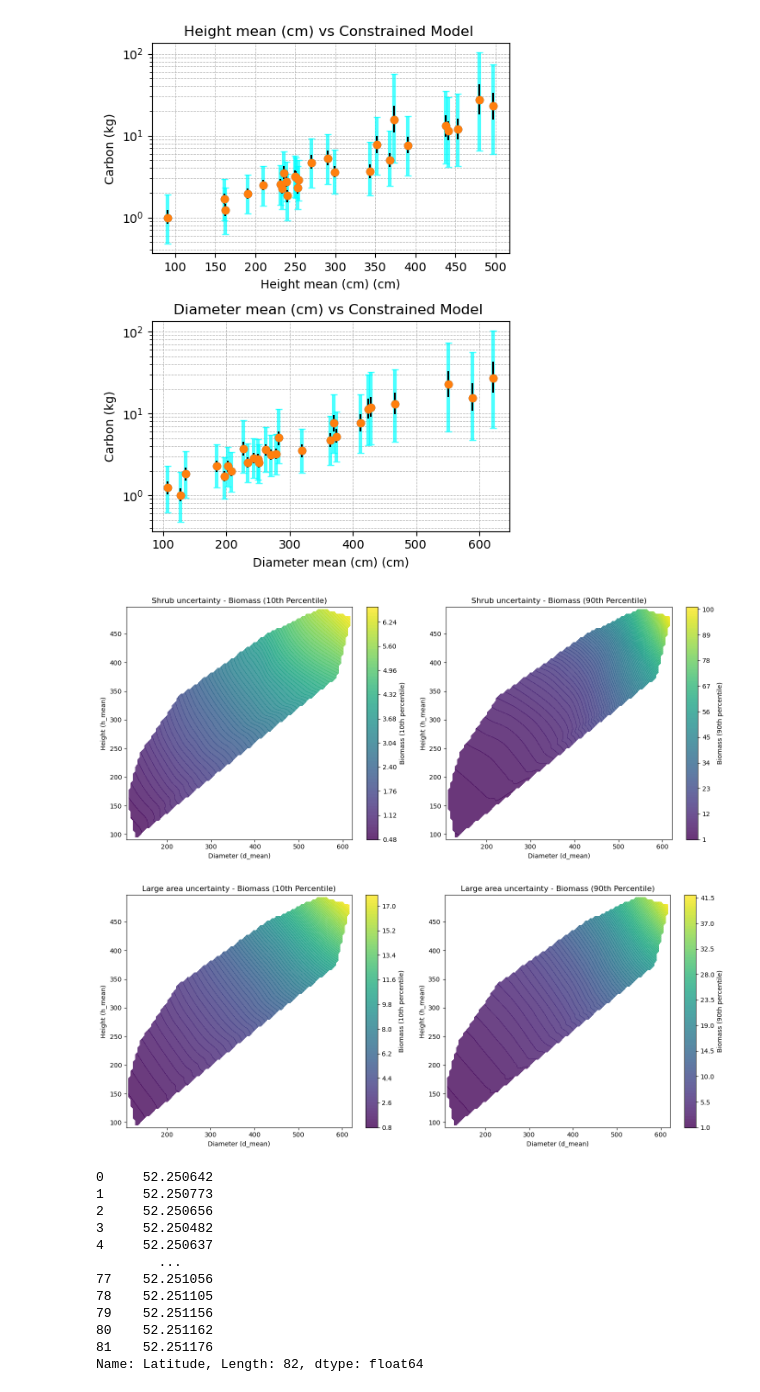
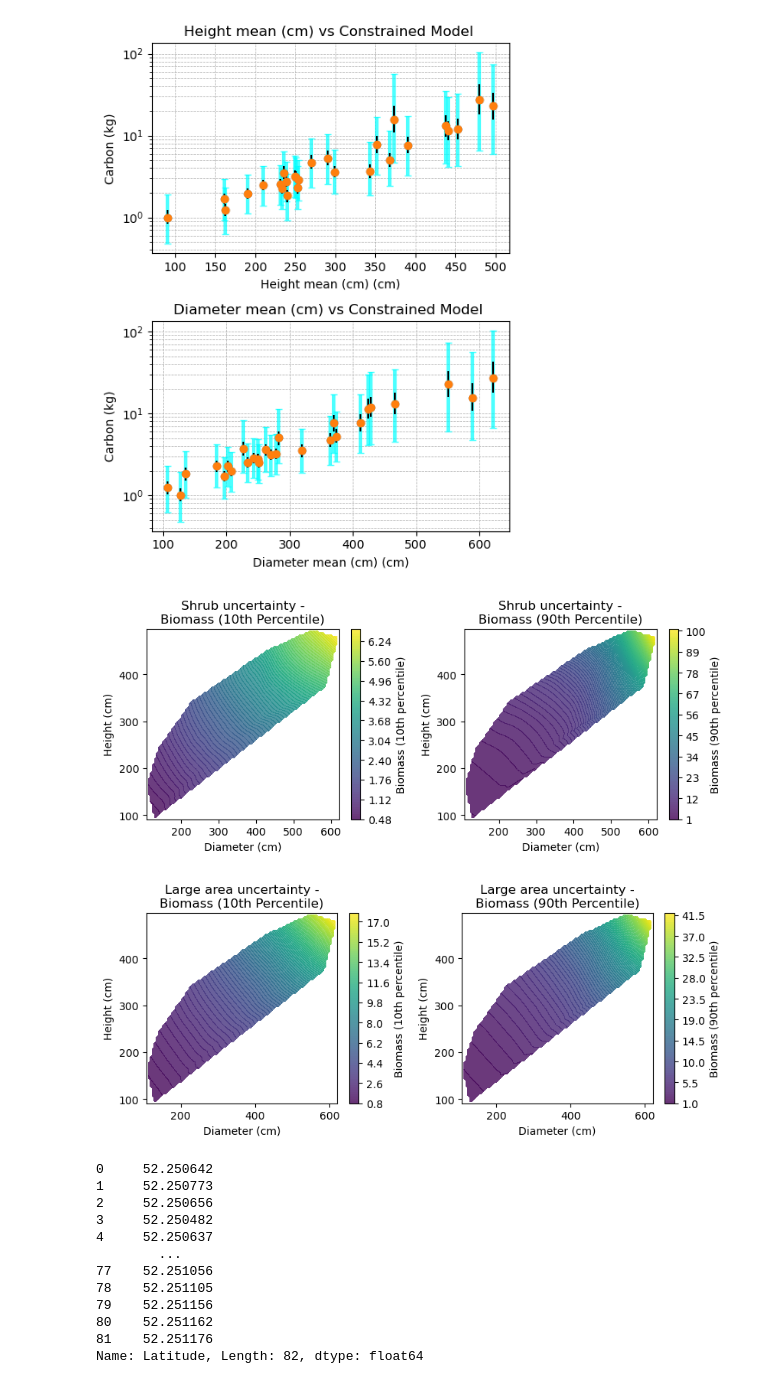
Before and after one commit to douglask3/BRAMBLE, a Jupyter notebook: development_notebook.ipynb, the cells around one changed output. Drawn from its saved outputs; the diff is of its cells as text; code cells hidden in the pictures.

Commit message:
figure sizing

```diff
--- a/development_notebook.ipynb
+++ b/development_notebook.ipynb
@@ -500,42 +500,42 @@ def plot_biomass_surface(d_mean, h_mean, biomass_10, biomass_90, species_name=No
     # Generate meshgrid for diameter and height ranges
     d_min, d_max = d_mean.min(), d_mean.max()
     h_min, h_max = h_mean.min(), h_mean.max()
     d_grid, h_grid = np.meshgrid(
         np.linspace(d_min, d_max, 100),
         np.linspace(h_min, h_max, 100)
     )
 
     # Interpolate biomass values for the 10th and 90th percentiles on the grid
     mask = ~np.isnan(biomass_10)
     biomass_10_grid = griddata((d_mean[mask], h_mean[mask]), biomass_10[mask], (d_grid, h_grid), method='cubic')
     biomass_90_grid = griddata((d_mean[mask], h_mean[mask]), biomass_90[mask], (d_grid, h_grid), method='cubic')
 
     # Create subplots for the 10th and 90th percentile surfaces
-    fig, axs = plt.subplots(1, 2, figsize=(14, 6))
+    fig, axs = plt.subplots(1, 2, figsize=(7*1.2, 3*1.2))
 
     # 10th percentile plot
     c1 = axs[0].contourf(d_grid, h_grid, biomass_10_grid, levels=100, cmap='viridis', alpha=0.8)
-    axs[0].set_title(f"{species_name} - Biomass (10th Percentile)")
-    axs[0].set_xlabel("Diameter (d_mean)")
-    axs[0].set_ylabel("Height (h_mean)")
+    axs[0].set_title(f"{species_name} -\nBiomass (10th Percentile)")
+    axs[0].set_xlabel("Diameter (cm)")
+    axs[0].set_ylabel("Height (cm)")
     fig.colorbar(c1, ax=axs[0], label="Biomass (10th percentile)")
 
     # 90th percentile plot
     c2 = axs[1].contourf(d_grid, h_grid, biomass_90_grid, levels=100, cmap='viridis', alpha=0.8)
-    axs[1].set_title(f"{species_name} - Biomass (90th Percentile)")
-    axs[1].set_xlabel("Diameter (d_mean)")
-    axs[1].set_ylabel("Height (h_mean)")
+    axs[1].set_title(f"{species_name} -\nBiomass (90th Percentile)")
+    axs[1].set_xlabel("Diameter (cm)")
+    axs[1].set_ylabel("Height (cm)")
     fig.colorbar(c2, ax=axs[1], label="Biomass (90th percentile)")
 
     plt.tight_layout()
     plt.show()
 
 # Overall plot for all species
 plot_biomass_surface(df['Diameter mean (cm)'], df['Height mean (cm)'], df['simulation_05'], df['simulation_95'], "Shrub uncertainty")
 plot_biomass_surface(df['Diameter mean (cm)'], df['Height mean (cm)'], df['simulation_25'], df['simulation_75'], "Large area uncertainty")
 # %% [output]
-[figure, old version]
+[figure, new version]
-[figure, old version]
+[figure, new version]
 # %%
 df['Latitude']
 # %% [output]
```
